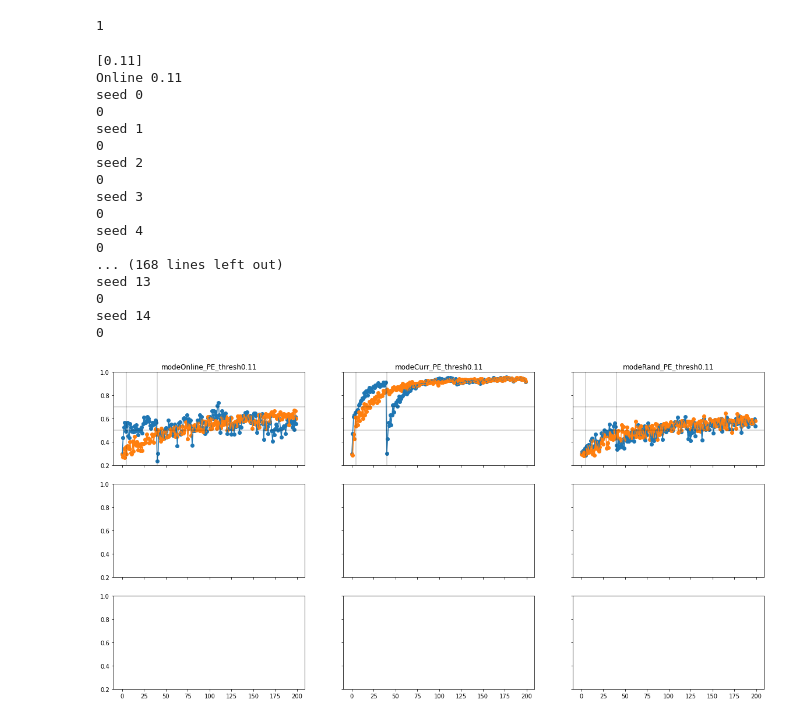
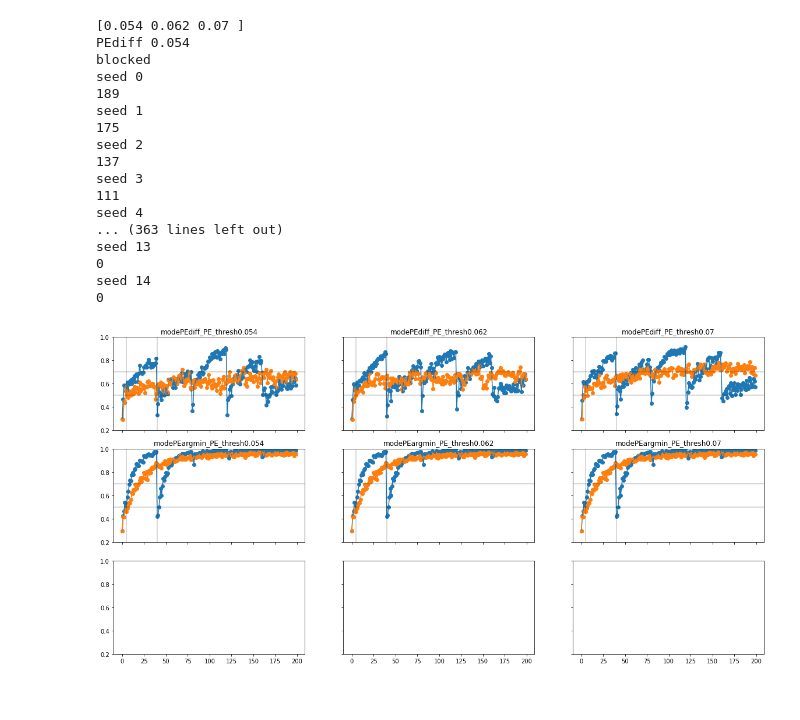
Before and after one commit to andrebeu/SEMCSW, a Jupyter notebook: NB-gs-small.ipynb, the cells around one changed output. Drawn from its saved outputs; the diff is of its cells as text; code cells hidden in the pictures.

Commit message:
PEdiff splitting rule does too poorly on blocked

```diff
--- a/NB-gs-small.ipynb
+++ b/NB-gs-small.ipynb
@@ -44,12 +31,13 @@ def run_batch_exp(num_seeds,sem_kwargs,exp_kwargs):
     batch_dataL.append(sem_data_df)
   return pd.concat(batch_dataL)
 
-def run_BIexp(num_seeds,sem_kwargs,ntrain=NTRAIN,ntest=NTEST):
+def run_BIexp(num_seeds,sem_kwargs,ntrain,ntest,condL):
   """ wrap around task conditions
   """
   exp_dataL = []
   exp_kwargs = {'n_train':ntrain,'n_test':ntest}
-  for cond in CONDL:
+  for cond in condL:
+    print(cond)
     exp_kwargs['condition'] = cond
     batch_data = run_batch_exp(num_seeds,sem_kwargs,exp_kwargs)
     exp_dataL.append(batch_data)
@@ -65,18 +53,24 @@ sem_kwargs={
   'mode':5,
   'PE_thresh':None
 }
-# %%
-np.random.randint(2)
-# %% [output]
-1
+# %%
+DEBUG=0
+if DEBUG:
+  ntrain=40
+  ntest=2
+  condL=['single','interleaved']
+else:
+  ntrain=160
+  ntest=40
+  condL=['blocked','interleaved']
 # %%
 ## GRIDSEARCH
 
 n1 = 'mode'
-L1 = ['Online','Curr','Rand']
+L1 = ['PEdiff','PEargmin']
 n2 = 'PE_thresh'
-# L2 = np.arange(0.11,0.161,0.02)
-L2 = [0.11]
+L2 = np.arange(0.054,0.071,0.008)
+# L2 = [0.05]
 print(L2)
 num_seeds = 15
 
@@ -85,25 +79,25 @@ for idx,(v1,v2) in enumerate(itertools.product(L1,L2)):
   print(v1,v2)
   sem_kwargs[n1] = v1
   sem_kwargs[n2] = v2
-  exp_data = run_BIexp(num_seeds,sem_kwargs)
+  exp_data = run_BIexp(num_seeds,sem_kwargs,ntrain,ntest,condL)
   gsdataL.append(exp_data)
 
 gsdata = pd.concat(gsdataL)
 gsdata = gsdata.groupby(['condition','trial',n1,n2]).mean().reset_index()
 # %% [output]
-[0.11]
-Online 0.11
+[0.054 0.062 0.07 ]
+PEdiff 0.054
+blocked
 seed 0
-0
+189
 seed 1
-0
+175
 seed 2
-0
+137
 seed 3
-0
+111
 seed 4
-0
-... (168 lines left out)
+... (363 lines left out)
 seed 13
 0
 seed 14
@@ -111,26 +105,26 @@ seed 14
 # %%
 ## PLT GRIDSEARCH
 f,axar = plt.subplots(3,3,figsize=(20,10),sharey=True,sharex=True);axar=axar.reshape(-1)
 
 for idx,(v1_,v2_) in enumerate(itertools.product(L1,L2)):
   ax = axar[idx]
-  for c in CONDL:
+  for c in condL:
     cdata = gsdata[(
       gsdata.condition==c)&(
       gsdata.loc[:,n1]==v1_)&(
       gsdata.loc[:,n2]==v2_)
     ]
     acc = 1-cdata.loss
     ax.plot(np.arange(len(acc)),acc)
     ax.scatter(np.arange(len(acc)),acc)
   ax.set_title('%s%s_%s%s'%(n1,v1_,n2,v2_))
   ax.set_ylim(0.2,1)
 #   ax.set_xlim(0,20)
   ax.axhline(0.5,c='k',lw=.3)
   ax.axhline(0.7,c='k',lw=.3)
   ax.axvline(5,c='k',lw=.3)
   ax.axvline(40,c='k',lw=.3)
 
 plt.savefig('figures/gs-%s&%s'%(n1,n2))
 # %% [output]
-[figure, old version]
+[figure, new version]
```
Also changed, not shown: parts of 2 cells of this notebook, 3 other files.
